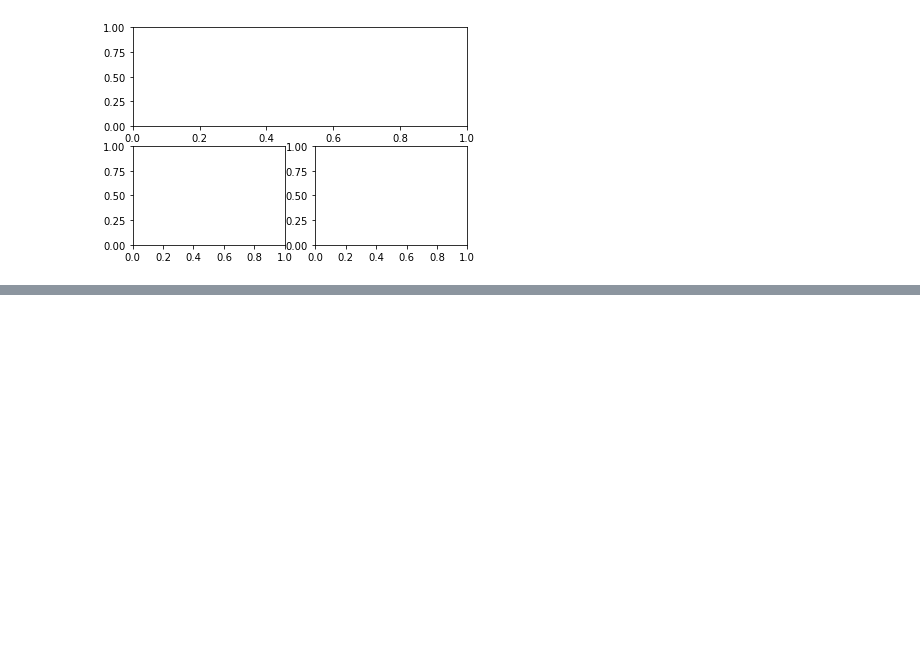
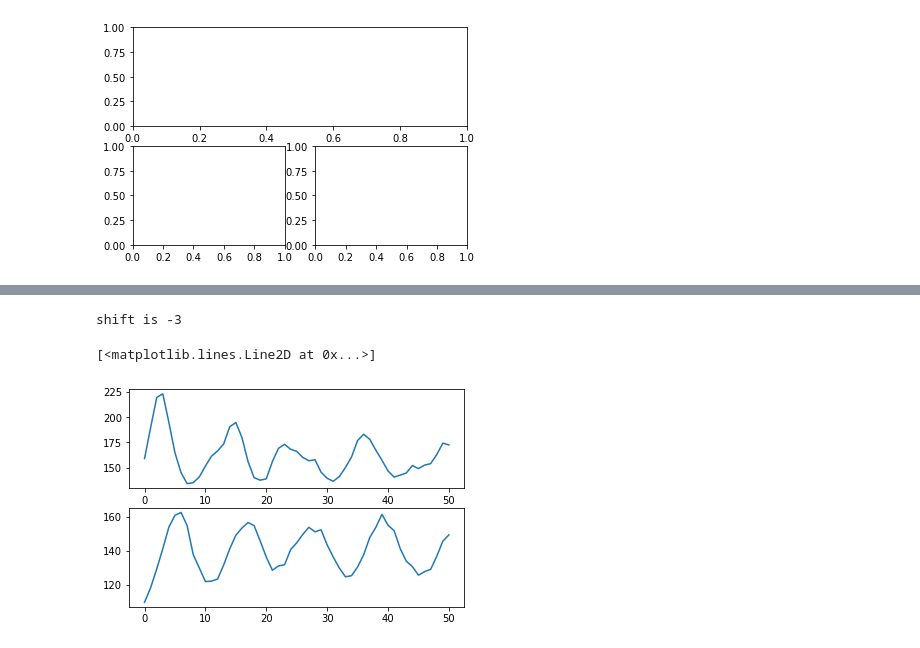
Before and after one commit to zacswider/waveAnalysis, a Jupyter notebook: 2-channel/testing.ipynb, the cells around one changed output, grey strips where cells are left out. Drawn from its saved outputs; the diff is of its cells as text; code cells hidden in the pictures; blank space fills up the shorter version.

```diff
--- a/2-channel/testing.ipynb
+++ b/2-channel/testing.ipynb
@@ -219,0 +264,10 @@ plt.show()
+# %%
+line, num = calc_CCF(signal1, signal2)
+print(f'shift is {num}')
+fig, (ax1, ax2) = plt.subplots(2, 1)
+ax1.plot(signal1)
+ax2.plot(signal2)
+# %% [output]
+shift is -3
+[<matplotlib.lines.Line2D at 0x...>]
+[figure, added]
```
Also changed, not shown: parts of 4 cells of this notebook.
